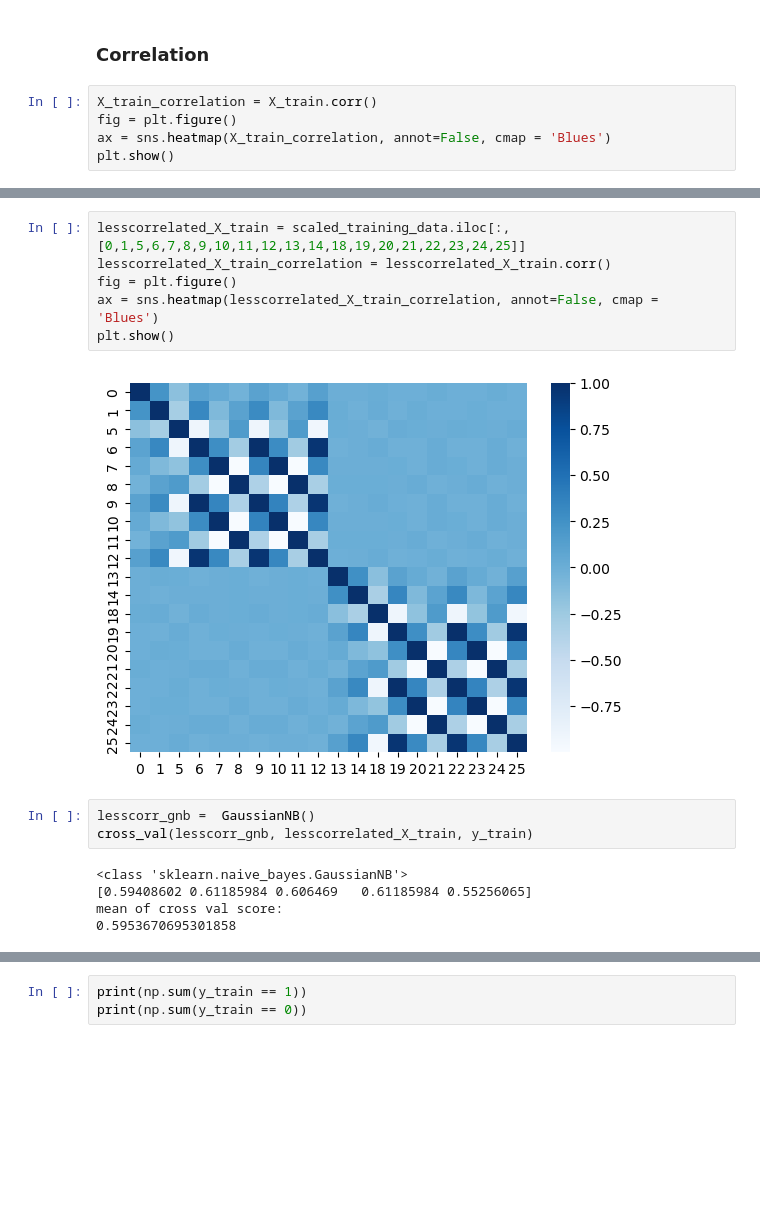
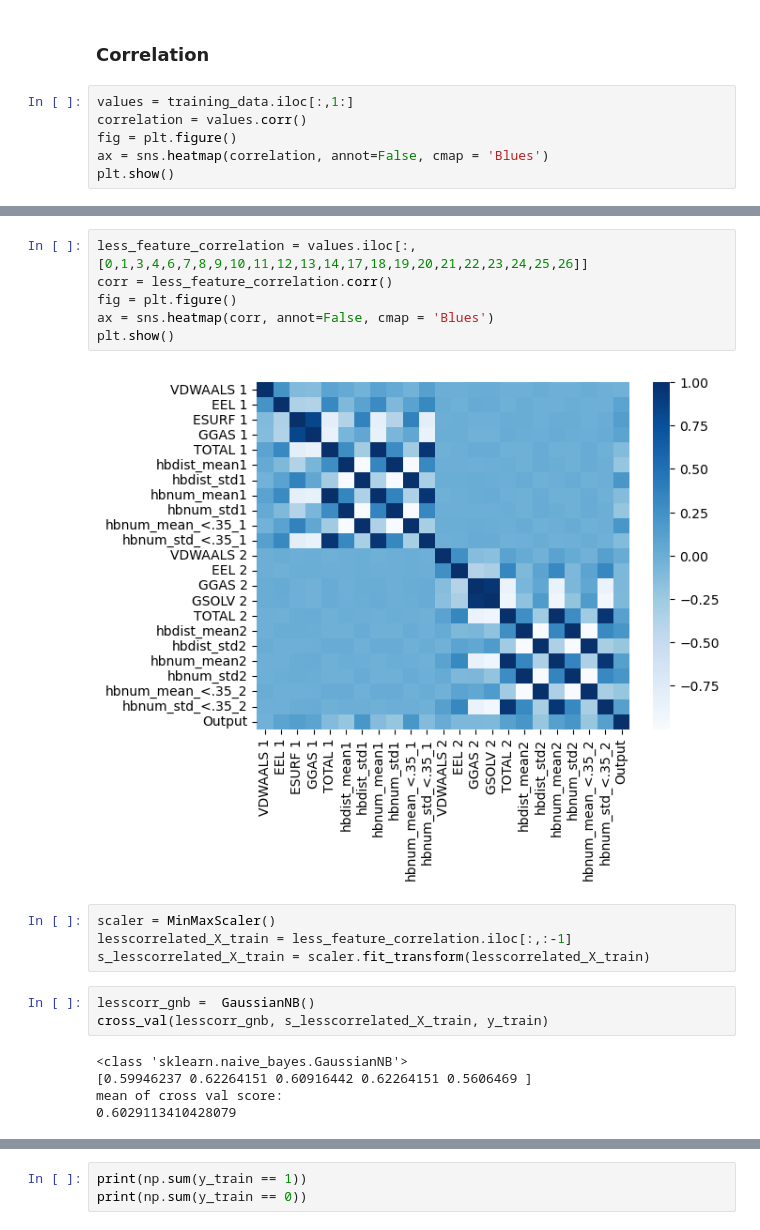
Before and after one commit to jasroopdhingra/ml-project, a Jupyter notebook: AndreaClassifiers/NaiveBayes_QDA.ipynb, the cells around one changed output, grey strips where cells are left out. Drawn from its saved outputs; the diff is of its cells as text; blank space fills up the shorter version.

```diff
--- a/AndreaClassifiers/NaiveBayes_QDA.ipynb
+++ b/AndreaClassifiers/NaiveBayes_QDA.ipynb
@@ -221,8 +214,9 @@ mean of cross val score:
 # %% [markdown]
 ### Correlation
 # %%
-X_train_correlation = X_train.corr()
+values = training_data.iloc[:,1:]
+correlation = values.corr()
 fig = plt.figure()
-ax = sns.heatmap(X_train_correlation, annot=False, cmap = 'Blues')
+ax = sns.heatmap(correlation, annot=False, cmap = 'Blues')
 plt.show()
 # %% [output]
@@ -230,18 +224,22 @@ plt.show()
 # %%
-lesscorrelated_X_train = scaled_training_data.iloc[:, [0,1,5,6,7,8,9,10,11,12,13,14,18,19,20,21,22,23,24,25]]
-lesscorrelated_X_train_correlation = lesscorrelated_X_train.corr()
+less_feature_correlation = values.iloc[:,[0,1,3,4,6,7,8,9,10,11,12,13,14,17,18,19,20,21,22,23,24,25,26]]
+corr = less_feature_correlation.corr()
 fig = plt.figure()
-ax = sns.heatmap(lesscorrelated_X_train_correlation, annot=False, cmap = 'Blues')
+ax = sns.heatmap(corr, annot=False, cmap = 'Blues')
 plt.show()
 # %% [output]
-[figure, old version]
+[figure, new version]
+# %%
+scaler = MinMaxScaler()
+lesscorrelated_X_train = less_feature_correlation.iloc[:,:-1]
+s_lesscorrelated_X_train = scaler.fit_transform(lesscorrelated_X_train)
 # %%
 lesscorr_gnb =  GaussianNB()
-cross_val(lesscorr_gnb, lesscorrelated_X_train, y_train)
+cross_val(lesscorr_gnb, s_lesscorrelated_X_train, y_train)
 # %% [output]
 <class 'sklearn.naive_bayes.GaussianNB'>
-[0.59408602 0.61185984 0.606469   0.61185984 0.55256065]
+[0.59946237 0.62264151 0.60916442 0.62264151 0.5606469 ]
 mean of cross val score:
-0.5953670695301858
+0.6029113410428079
 # %%
 lesscorr_cnb = ComplementNB()
```
Also changed, not shown: parts of 6 cells of this notebook, 2 other files.
